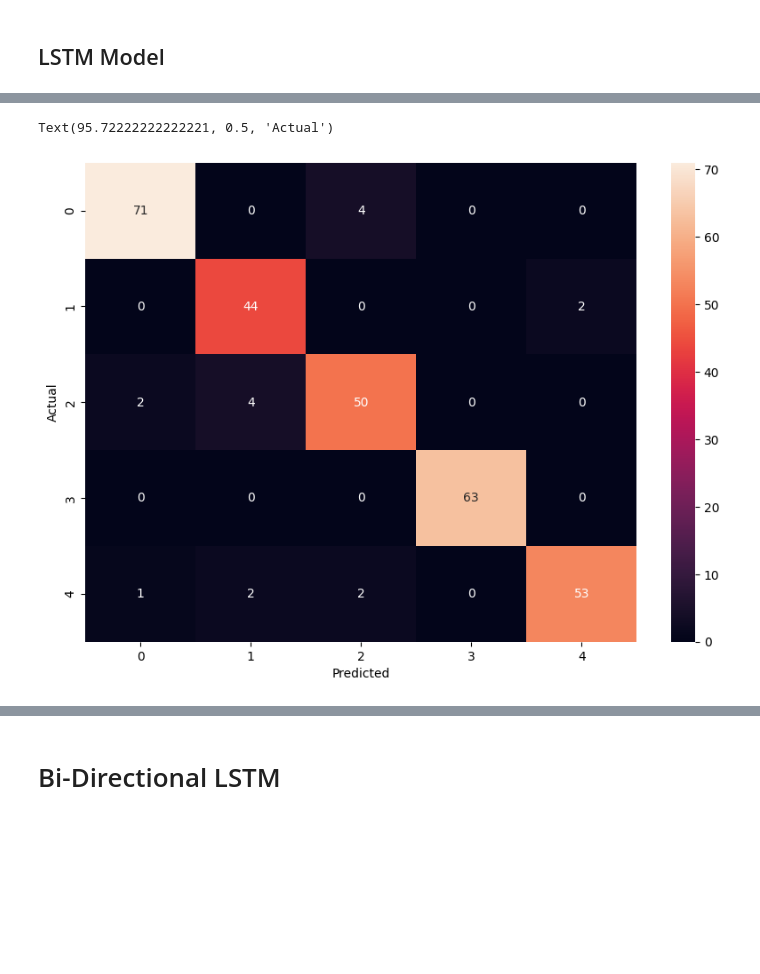
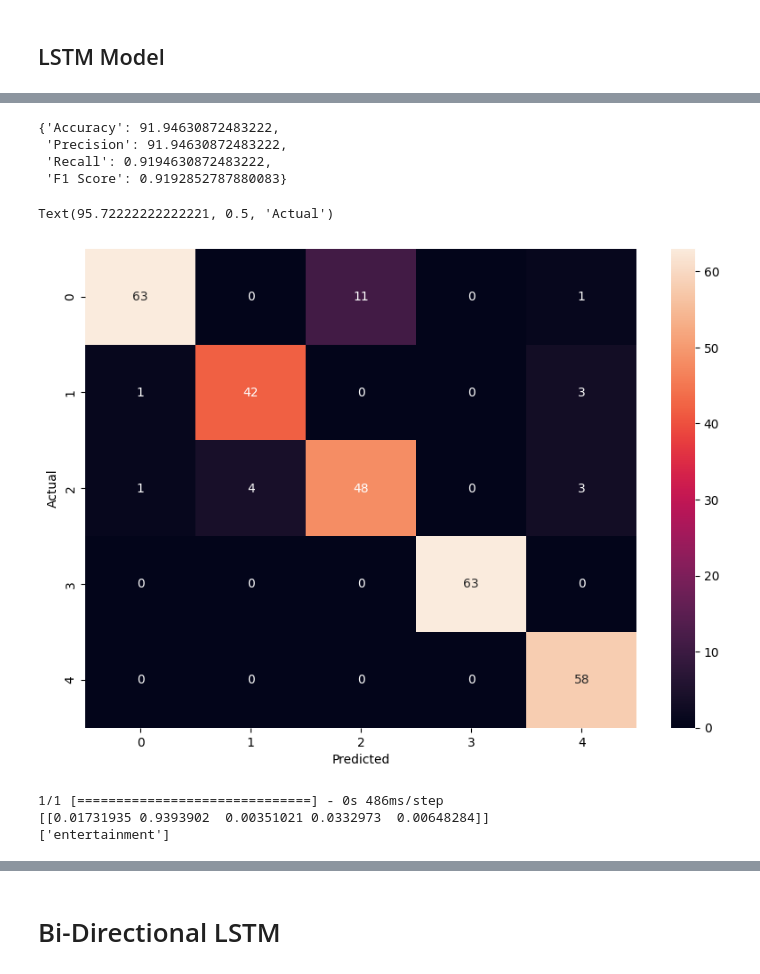
Before and after one commit to harmangahir/news_article_sorting_nlp, a Jupyter notebook: news_article_sorting.ipynb, the cells around one changed output, grey strips where cells are left out. Drawn from its saved outputs; the diff is of its cells as text; code cells hidden in the pictures; blank space fills up the shorter version.

```diff
--- a/news_article_sorting.ipynb
+++ b/news_article_sorting.ipynb
@@ -790,15 +825,15 @@ with open("Labels/label_encoder.pk", "rb") as f:
 ## LSTM Model
 # %%
 n_lstm = 128
-drop_lstm = 0.2
+drop_lstm = 0.5
 # %%
-model_LSTM_ohe = Sequential()
-model_LSTM_ohe.add(Embedding(VOCABULARY_SIZE, EMBEDDING_DIMENSION, input_length=pad_sequence_X.shape[1]))
-model_LSTM_ohe.add(SpatialDropout1D(drop_lstm))
-model_LSTM_ohe.add(LSTM(n_lstm,return_sequences=False,  dropout=0.2, recurrent_dropout=0.2))
-model_LSTM_ohe.add(Dropout(drop_lstm))
-model_LSTM_ohe.add(Dense(5, activation='softmax'))
-model_LSTM_ohe.compile(loss='categorical_crossentropy', optimizer='adam', metrics=['accuracy'])
+model_LSTM = Sequential()
+model_LSTM.add(Embedding(VOCABULARY_SIZE, EMBEDDING_DIMENSION, input_length=X_train.shape[1]))
+model_LSTM.add(SpatialDropout1D(drop_lstm))
+model_LSTM.add(LSTM(n_lstm,return_sequences=False,  dropout=0.2, recurrent_dropout=0.2))
+model_LSTM.add(Dropout(drop_lstm))
+model_LSTM.add(Dense(5, activation='softmax'))
+model_LSTM.compile(loss='categorical_crossentropy', optimizer='adam', metrics=['accuracy'])
 es = EarlyStopping(monitor='val_loss', mode = min, patience=3, min_delta=0.0001)
 # %% [output]
 WARNING:tensorflow:EarlyStopping mode <built-in function min> is unknown, fallback to auto mode.
@@ -838,3 +841,3 @@ print(Y_test_one_hot.shape)
 # %%
-history = model_LSTM_ohe.fit(X_train, Y_train_one_hot, validation_data=(X_test, Y_test_one_hot),epochs=10, batch_size=64,validation_split=0.1,callbacks=[es])
+history_LSTM = model_LSTM.fit(X_train, Y_train_one_hot,validation_data=(X_test, Y_test_one_hot),epochs=7,batch_size=64,verbose=1, callbacks=[es])
 # %% [output]
@@ -960,0 +904,2 @@ weighted avg       0.94      0.94      0.94       298
+# %%
+model_LSTM_predict_probabilities = model_LSTM.predict(X_test)
@@ -961,9 +935,17 @@ weighted avg       0.94      0.94      0.94       298
+# %%
+model_LSTM_results = model_evaluation(Y_test_labels_encoded,model_LSTM_predict_probabilities_labels)
+model_LSTM_results
+# %% [output]
+{'Accuracy': 91.94630872483222,
+ 'Precision': 91.94630872483222,
+ 'Recall': 0.9194630872483222,
+ 'F1 Score': 0.9192852787880083}
 # %%
-cm_LSTM = confusion_matrix(Y_test_labels_encoded, model_LSTM_ohe_preds)
+cm_Bi_LSTM = confusion_matrix(Y_test_labels_encoded, model_LSTM_predict_probabilities.argmax(axis=1))
 plt.figure(figsize=(10,7))
-sns.heatmap(cm_LSTM, annot=True)
+sns.heatmap(cm_Bi_LSTM, annot=True)
 plt.xlabel('Predicted')
 plt.ylabel('Actual')
 # %% [output]
 Text(95.72222222222221, 0.5, 'Actual')
-[figure, old version]
+[figure, new version]
@@ -989,0 +954,12 @@ detect_catagory_dl(model_LSTM_ohe, article4)
+# %%
+
+seq = tokenizer.texts_to_sequences(new_complaint)
+padded = pad_sequences(seq, maxlen=1000)
+pred = model_LSTM.predict(padded)
+preds = tensorflow.argmax(pred, axis=1)
+print(pred)
+print(label_encoder_pk.inverse_transform(preds))
+# %% [output]
+1/1 [==============================] - 0s 486ms/step
+[[0.01731935 0.9393902  0.00351021 0.0332973  0.00648284]]
+['entertainment']
```
Also changed, not shown: parts of 94 cells of this notebook.
